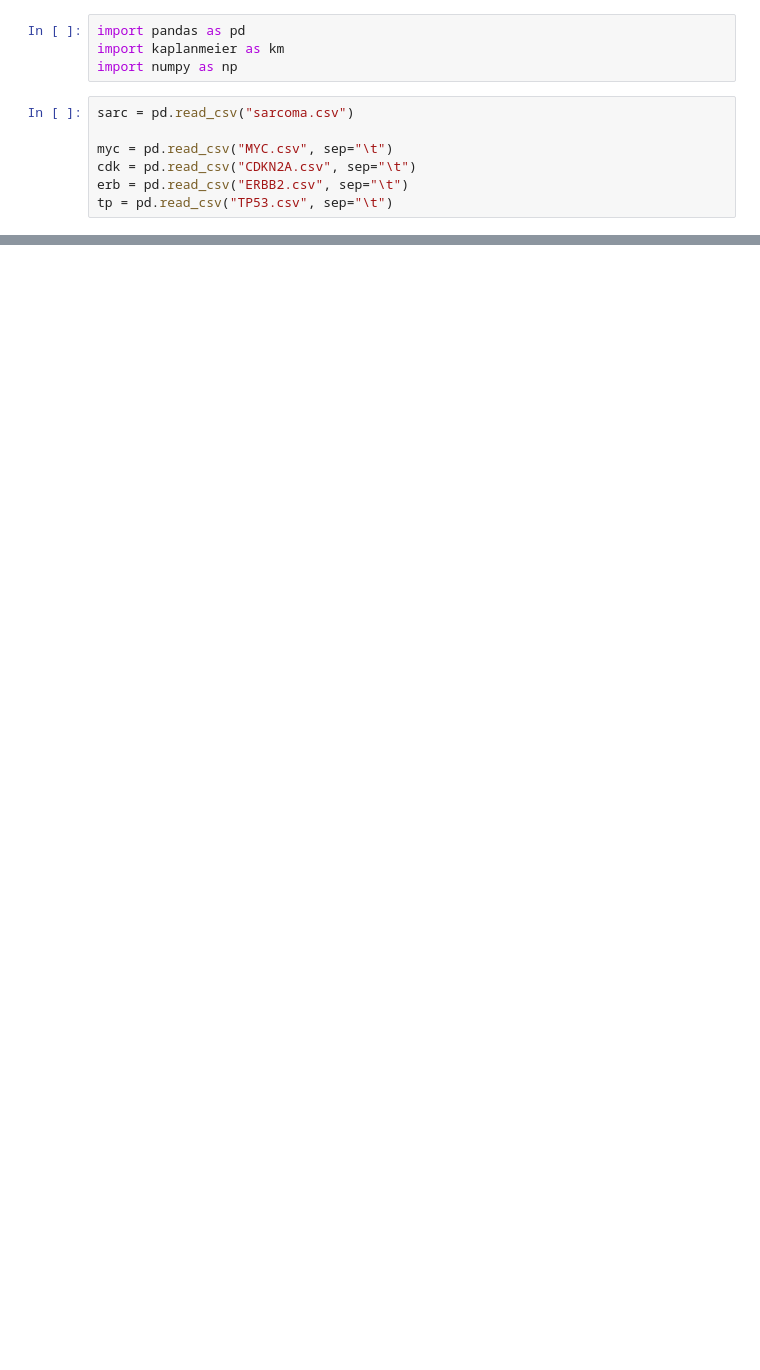
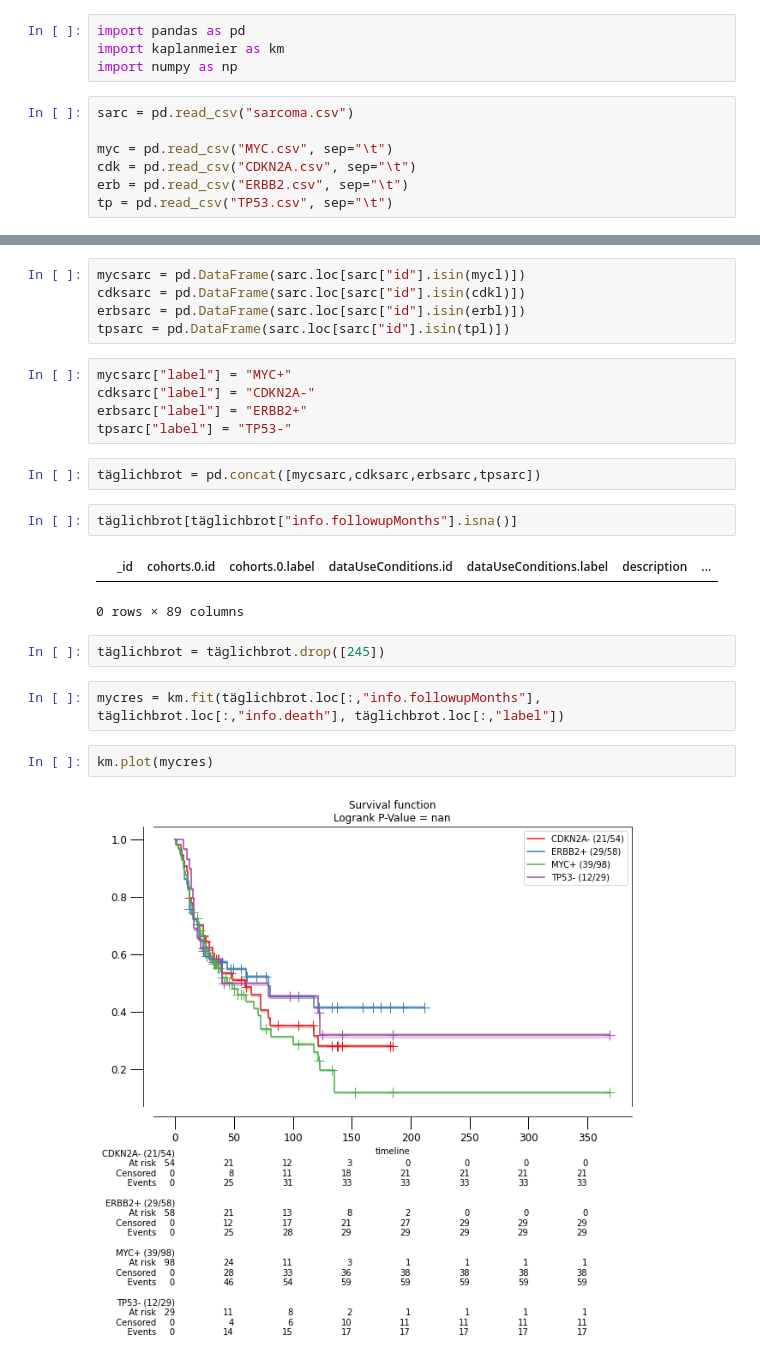
Before and after one commit to danielbreitenmoser/sarcoma, a Jupyter notebook: thecode.ipynb, the cells around one changed output, grey strips where cells are left out. Saved outputs shown, nothing was run; the diff lists cells and outputs as text; blank space fills up the shorter version.

```diff
--- a/thecode.ipynb
+++ b/thecode.ipynb
@@ -40,0 +36,25 @@ tpsarc = sarc.loc[sarc["id"].isin(tpl)]
+# %%
+mycsarc = pd.DataFrame(sarc.loc[sarc["id"].isin(mycl)])
+cdksarc = pd.DataFrame(sarc.loc[sarc["id"].isin(cdkl)])
+erbsarc = pd.DataFrame(sarc.loc[sarc["id"].isin(erbl)])
+tpsarc = pd.DataFrame(sarc.loc[sarc["id"].isin(tpl)])
+# %%
+mycsarc["label"] = "MYC+"
+cdksarc["label"] = "CDKN2A-"
+erbsarc["label"] = "ERBB2+"
+tpsarc["label"] = "TP53-"
+# %%
+täglichbrot = pd.concat([mycsarc,cdksarc,erbsarc,tpsarc])
+# %%
+täglichbrot[täglichbrot["info.followupMonths"].isna()]
+# %% [output]
+|  | _id | cohorts.0.id | cohorts.0.label | dataUseConditions.id | dataUseConditions.label | description | ... |
+0 rows × 89 columns
+# %%
+täglichbrot = täglichbrot.drop([245])
+# %%
+mycres = km.fit(täglichbrot.loc[:,"info.followupMonths"], täglichbrot.loc[:,"info.death"], täglichbrot.loc[:,"label"])
+# %%
+km.plot(mycres)
+# %% [output]
+[figure, added]
```
Also changed, not shown: parts of 1 cell of this notebook.
